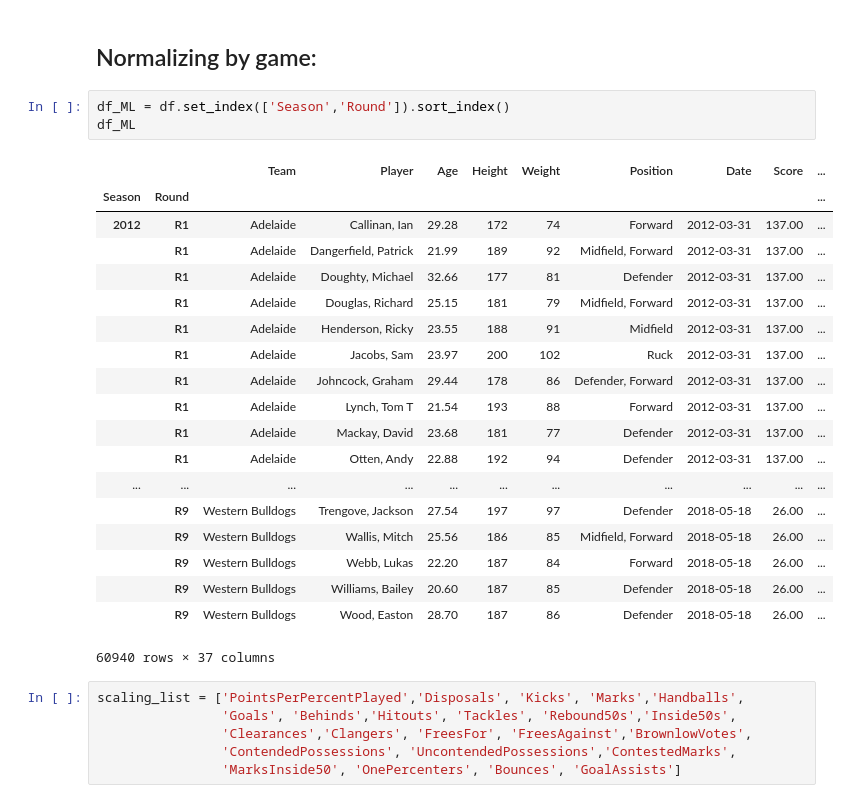
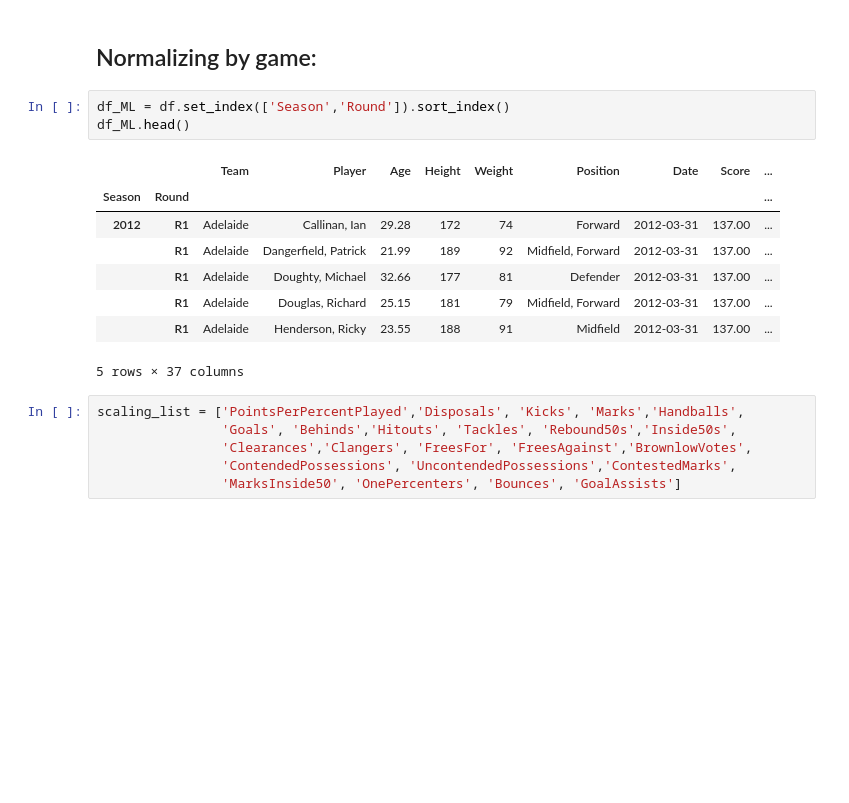
Before and after one commit to AaronLiftig/PredictAFL, a Jupyter notebook: AFL Analysis.ipynb, the cells around one changed output. Drawn from its saved outputs; the diff is of its cells as text; blank space fills up the shorter version.

```diff
--- a/AFL Analysis.ipynb
+++ b/AFL Analysis.ipynb
@@ -134,27 +134,16 @@ for i in range(10):
 ## Normalizing by game:
 # %%
 df_ML = df.set_index(['Season','Round']).sort_index()
-df_ML
+df_ML.head()
 # %% [output]
 |  |  | Team | Player | Age | Height | Weight | Position | Date | Score | ... |
 | Season | Round |  |  |  |  |  |  |  |  | ... |
 | 2012 | R1 | Adelaide | Callinan, Ian | 29.28 | 172 | 74 | Forward | 2012-03-31 | 137.00 | ... |
 |  | R1 | Adelaide | Dangerfield, Patrick | 21.99 | 189 | 92 | Midfield, Forward | 2012-03-31 | 137.00 | ... |
 |  | R1 | Adelaide | Doughty, Michael | 32.66 | 177 | 81 | Defender | 2012-03-31 | 137.00 | ... |
 |  | R1 | Adelaide | Douglas, Richard | 25.15 | 181 | 79 | Midfield, Forward | 2012-03-31 | 137.00 | ... |
 |  | R1 | Adelaide | Henderson, Ricky | 23.55 | 188 | 91 | Midfield | 2012-03-31 | 137.00 | ... |
-|  | R1 | Adelaide | Jacobs, Sam | 23.97 | 200 | 102 | Ruck | 2012-03-31 | 137.00 | ... |
-|  | R1 | Adelaide | Johncock, Graham | 29.44 | 178 | 86 | Defender, Forward | 2012-03-31 | 137.00 | ... |
-|  | R1 | Adelaide | Lynch, Tom T | 21.54 | 193 | 88 | Forward | 2012-03-31 | 137.00 | ... |
-|  | R1 | Adelaide | Mackay, David | 23.68 | 181 | 77 | Defender | 2012-03-31 | 137.00 | ... |
-|  | R1 | Adelaide | Otten, Andy | 22.88 | 192 | 94 | Defender | 2012-03-31 | 137.00 | ... |
-| ... | ... | ... | ... | ... | ... | ... | ... | ... | ... | ... |
-|  | R9 | Western Bulldogs | Trengove, Jackson | 27.54 | 197 | 97 | Defender | 2018-05-18 | 26.00 | ... |
-|  | R9 | Western Bulldogs | Wallis, Mitch | 25.56 | 186 | 85 | Midfield, Forward | 2018-05-18 | 26.00 | ... |
-|  | R9 | Western Bulldogs | Webb, Lukas | 22.20 | 187 | 84 | Forward | 2018-05-18 | 26.00 | ... |
-|  | R9 | Western Bulldogs | Williams, Bailey | 20.60 | 187 | 85 | Defender | 2018-05-18 | 26.00 | ... |
-|  | R9 | Western Bulldogs | Wood, Easton | 28.70 | 187 | 86 | Defender | 2018-05-18 | 26.00 | ... |
-60940 rows × 37 columns
+5 rows × 37 columns
 # %%
 scaling_list = ['PointsPerPercentPlayed','Disposals', 'Kicks', 'Marks','Handballs',
                 'Goals', 'Behinds','Hitouts', 'Tackles', 'Rebound50s','Inside50s',
```
Also changed, not shown: parts of 9 cells of this notebook.
